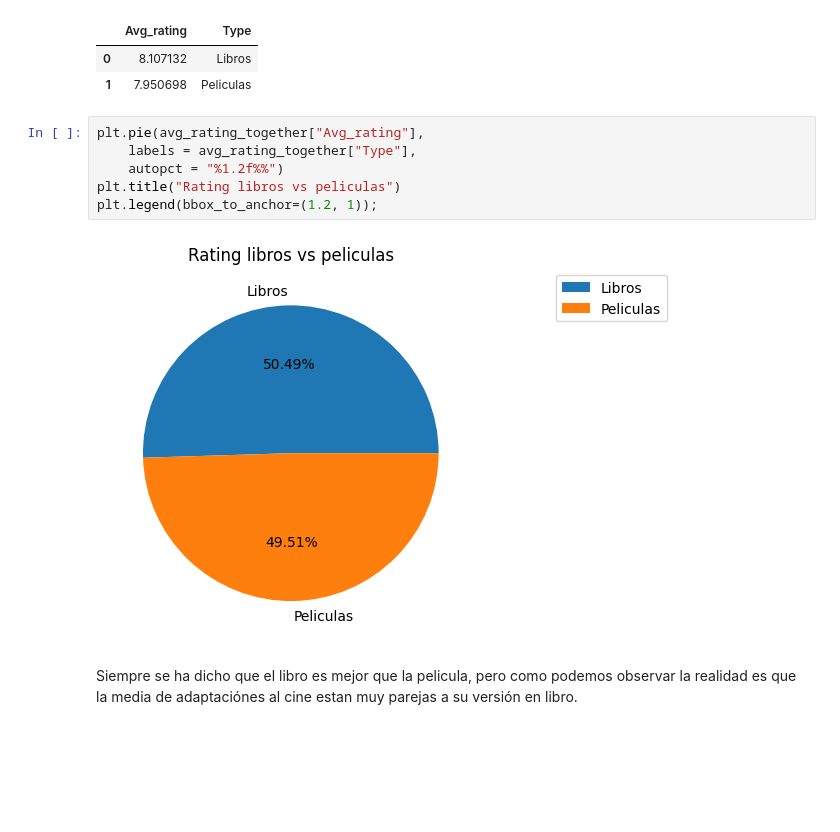
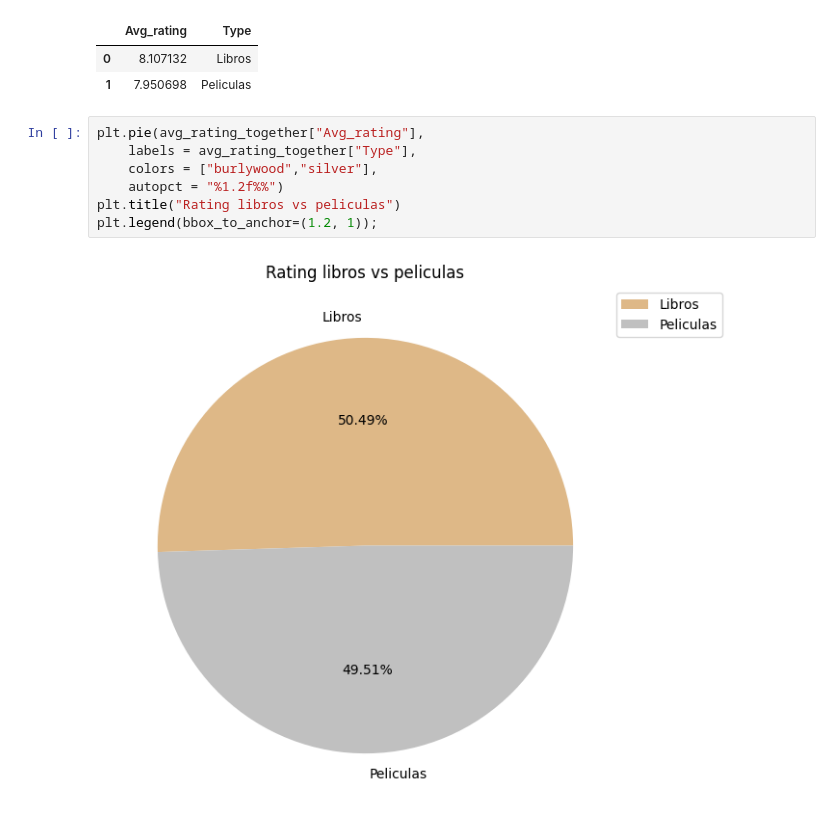
Before and after one commit to Slivered/Proyecto_1, a Jupyter notebook: Notebooks/Visualización.ipynb, the cells around one changed output. Drawn from its saved outputs; the diff is of its cells as text; blank space fills up the shorter version.

```diff
--- a/Notebooks/Visualización.ipynb
+++ b/Notebooks/Visualización.ipynb
@@ -208,10 +179,9 @@ avg_rating_together
 # %%
 plt.pie(avg_rating_together["Avg_rating"],
     labels = avg_rating_together["Type"],
+    colors = ["burlywood","silver"],
     autopct = "%1.2f%%")
 plt.title("Rating libros vs peliculas")
 plt.legend(bbox_to_anchor=(1.2, 1));
 # %% [output]
-[figure, old version]
+[figure, new version]
-# %% [markdown]
-Siempre se ha dicho que el libro es mejor que la pelicula, pero como podemos observar la realidad es que la media de adaptaciónes al cine estan muy parejas a su versión en libro.
```
Also changed, not shown: parts of 17 cells of this notebook, 9 other files.
